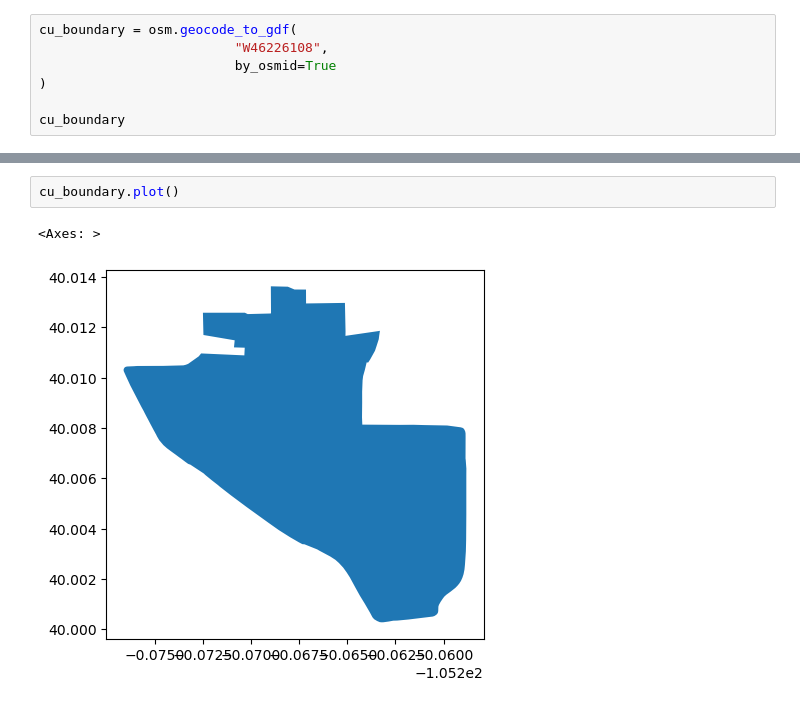
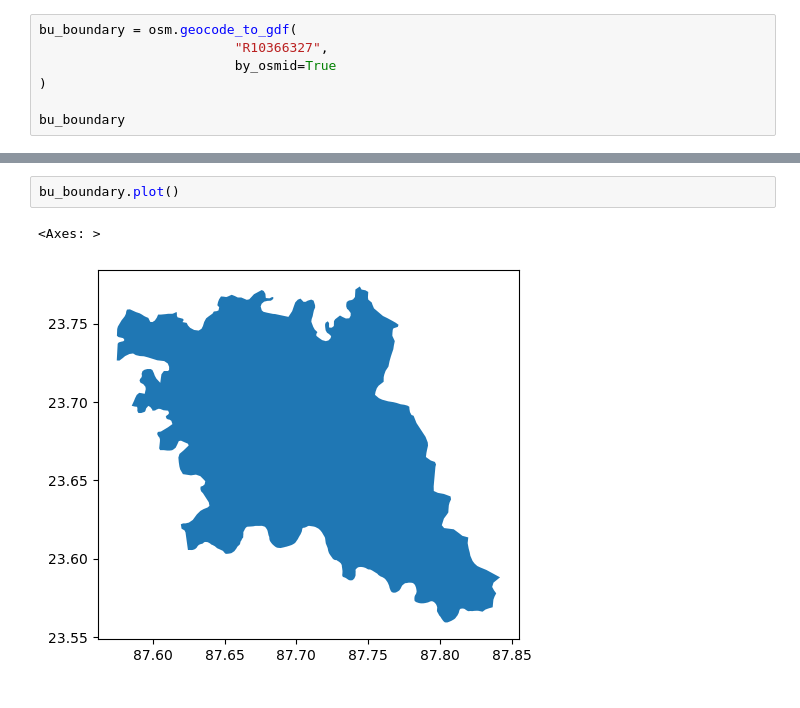
Before and after one commit to Akashnil-K/first-map-template, a Jupyter notebook: map-demonstration.ipynb, the cells around one changed output, grey strips where cells are left out. Cells and saved outputs as stored; diff of their text form.

```diff
--- a/map-demonstration.ipynb
+++ b/map-demonstration.ipynb
@@ -9,11 +9,11 @@ import osmnx as osm
 [interactive output not drawn]
 [interactive output not drawn]
 # %%
-cu_boundary = osm.geocode_to_gdf(
-                         "W46226108",
+bu_boundary = osm.geocode_to_gdf(
+                         "R10366327",
                          by_osmid=True
 )
 
-cu_boundary
+bu_boundary
 # %% [output]
 |  | geometry | bbox_north | bbox_south | bbox_east | bbox_west | place_id | osm_type | osm_id | lat | lon | ... |
@@ -21,7 +21,7 @@ cu_boundary
 # %%
-cu_boundary.plot()
+bu_boundary.plot()
 # %% [output]
 <Axes: >
-[figure, old version]
+[figure, new version]
 # %%
 # make interactive map
```
Also changed, not shown: parts of 3 cells of this notebook, 6 other files.
